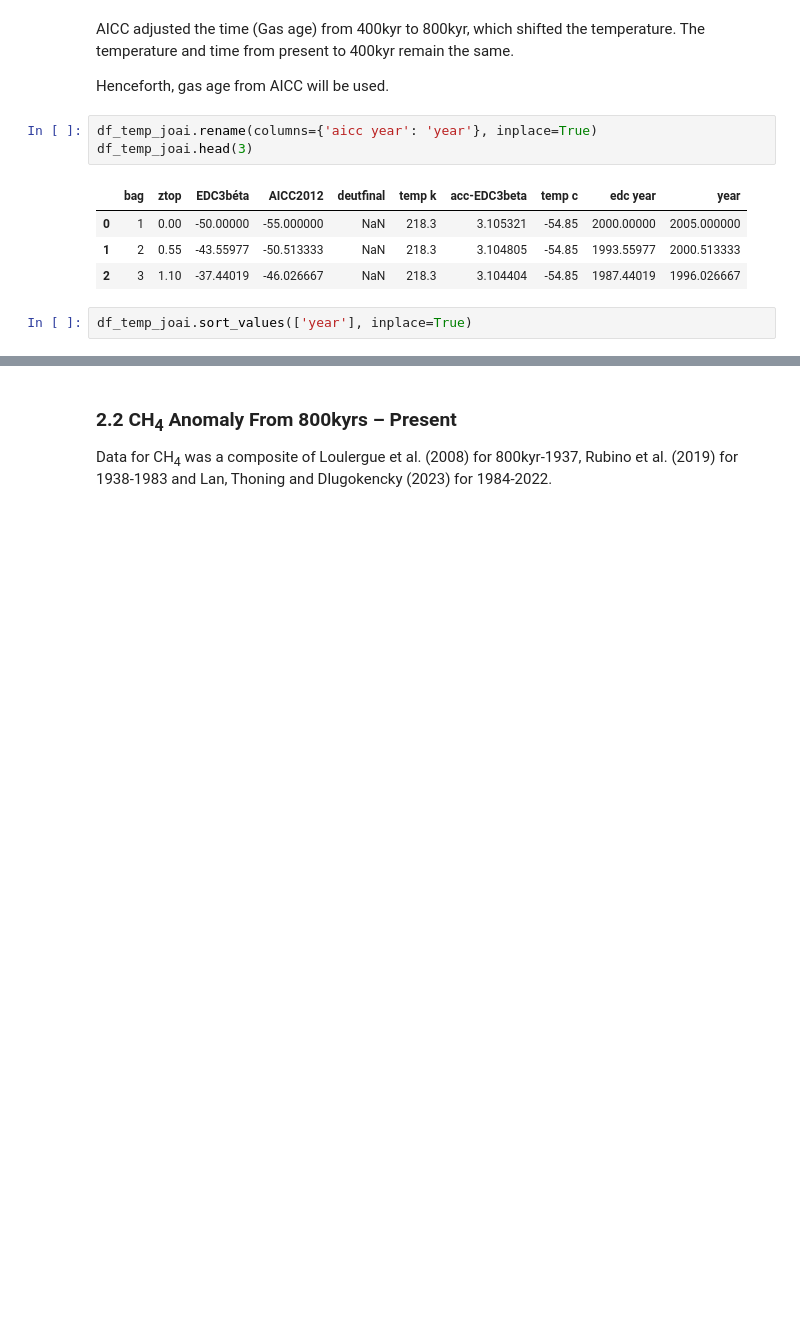
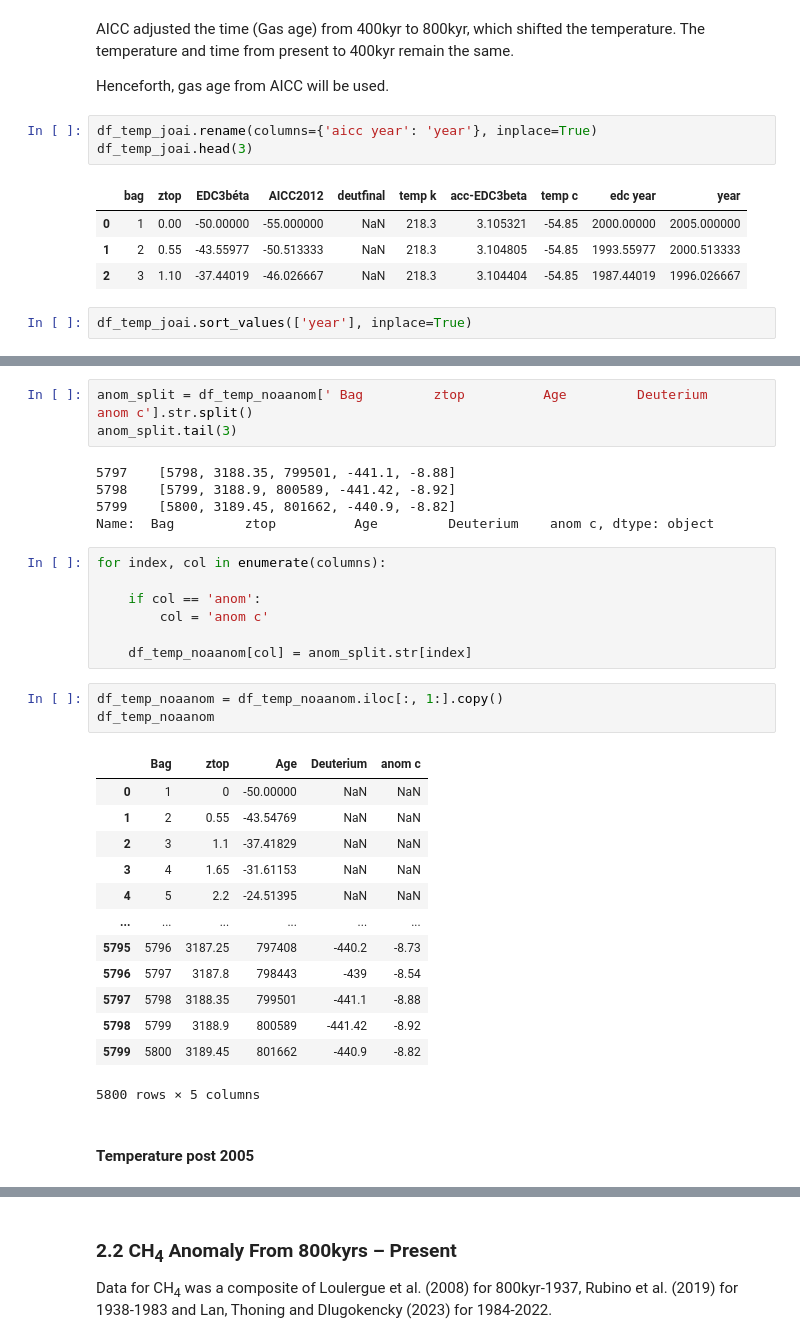
Before and after one commit to nurbujang/2progdaw23, a Jupyter notebook: project2.ipynb, the cells around one changed output, grey strips where cells are left out. Drawn from its saved outputs; the diff is of its cells as text; blank space fills up the shorter version.

```diff
--- a/project2.ipynb
+++ b/project2.ipynb
@@ -264,0 +272,34 @@ df_temp_noaa.head(3)
+# %%
+anom_split = df_temp_noaanom[' Bag         ztop          Age         Deuterium    anom c'].str.split()
+anom_split.tail(3)
+# %% [output]
+5797    [5798, 3188.35, 799501, -441.1, -8.88]
+5798    [5799, 3188.9, 800589, -441.42, -8.92]
+5799    [5800, 3189.45, 801662, -440.9, -8.82]
+Name:  Bag         ztop          Age         Deuterium    anom c, dtype: object
+# %%
+for index, col in enumerate(columns):
+
+    if col == 'anom':
+        col = 'anom c'
+
+    df_temp_noaanom[col] = anom_split.str[index]
+# %%
+df_temp_noaanom = df_temp_noaanom.iloc[:, 1:].copy()
+df_temp_noaanom
+# %% [output]
+|  | Bag | ztop | Age | Deuterium | anom c |
+| 0 | 1 | 0 | -50.00000 | NaN | NaN |
+| 1 | 2 | 0.55 | -43.54769 | NaN | NaN |
+| 2 | 3 | 1.1 | -37.41829 | NaN | NaN |
+| 3 | 4 | 1.65 | -31.61153 | NaN | NaN |
+| 4 | 5 | 2.2 | -24.51395 | NaN | NaN |
+| ... | ... | ... | ... | ... | ... |
+| 5795 | 5796 | 3187.25 | 797408 | -440.2 | -8.73 |
+| 5796 | 5797 | 3187.8 | 798443 | -439 | -8.54 |
+| 5797 | 5798 | 3188.35 | 799501 | -441.1 | -8.88 |
+| 5798 | 5799 | 3188.9 | 800589 | -441.42 | -8.92 |
+| 5799 | 5800 | 3189.45 | 801662 | -440.9 | -8.82 |
+5800 rows × 5 columns
+# %% [markdown]
+#### Temperature post 2005
```
Also changed, not shown: parts of 22 cells of this notebook, 11 other files.
